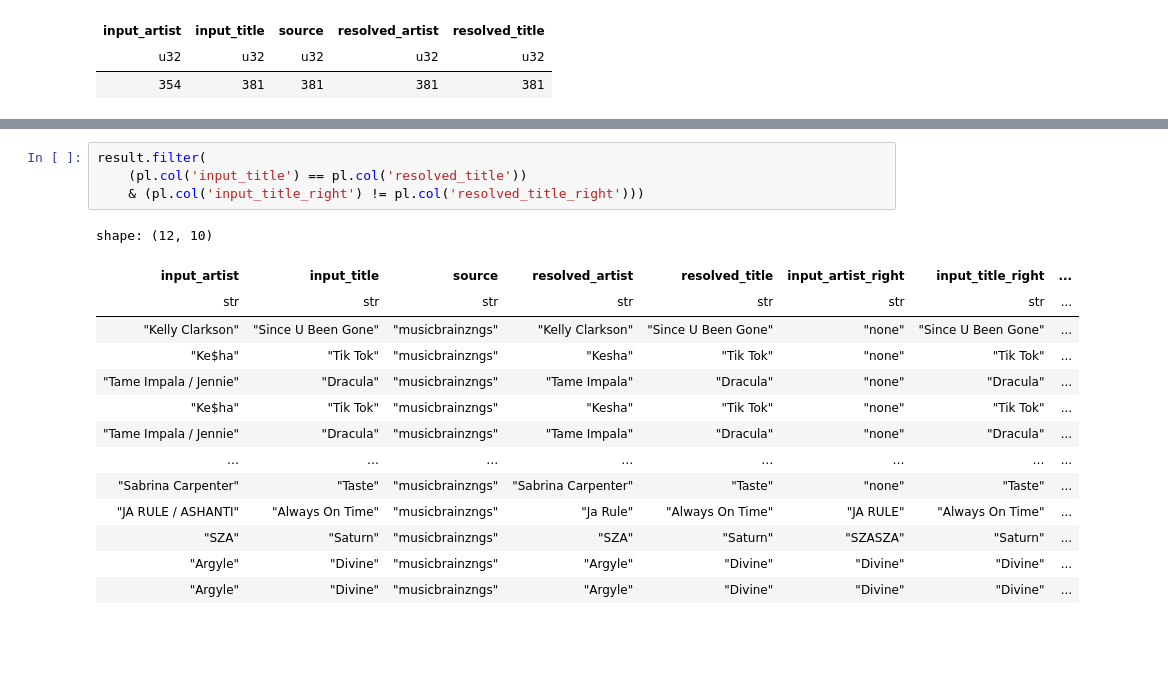
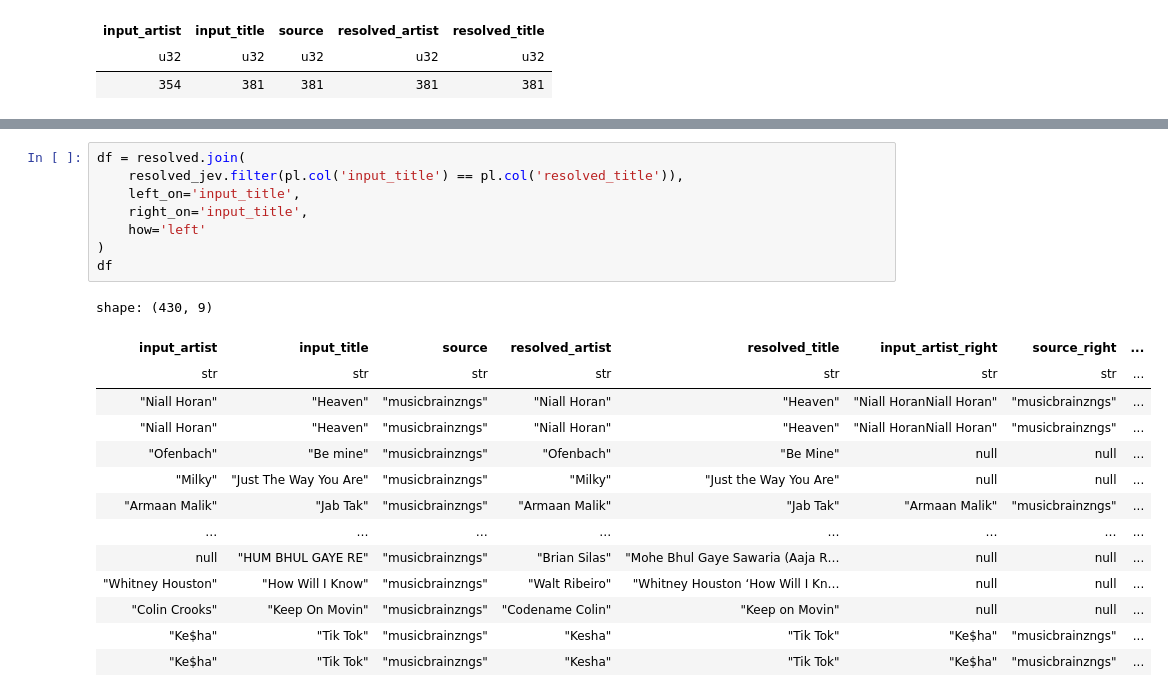
Before and after one commit to Viggyz/music-segmenter, a Jupyter notebook: notebooks/title_analysis.ipynb, the cells around one changed output, grey strips where cells are left out. Drawn from its saved outputs; the diff is of its cells as text; blank space fills up the shorter version.

```diff
--- a/notebooks/title_analysis.ipynb
+++ b/notebooks/title_analysis.ipynb
@@ -219,19 +189,23 @@ result.columns
-# %%
-result.filter(
-    (pl.col('input_title') == pl.col('resolved_title'))
-    & (pl.col('input_title_right') != pl.col('resolved_title_right')))
-# %% [output]
-shape: (12, 10)
-| input_artist | input_title | source | resolved_artist | resolved_title | input_artist_right | input_title_right | ... |
-| str | str | str | str | str | str | str | ... |
-| "Kelly Clarkson" | "Since U Been Gone" | "musicbrainzngs" | "Kelly Clarkson" | "Since U Been Gone" | "none" | "Since U Been Gone" | ... |
-| "Ke$ha" | "Tik Tok" | "musicbrainzngs" | "Kesha" | "Tik Tok" | "none" | "Tik Tok" | ... |
-| "Tame Impala / Jennie" | "Dracula" | "musicbrainzngs" | "Tame Impala" | "Dracula" | "none" | "Dracula" | ... |
-| "Ke$ha" | "Tik Tok" | "musicbrainzngs" | "Kesha" | "Tik Tok" | "none" | "Tik Tok" | ... |
-| "Tame Impala / Jennie" | "Dracula" | "musicbrainzngs" | "Tame Impala" | "Dracula" | "none" | "Dracula" | ... |
-| … | … | … | … | … | … | … | ... |
-| "Sabrina Carpenter" | "Taste" | "musicbrainzngs" | "Sabrina Carpenter" | "Taste" | "none" | "Taste" | ... |
-| "JA RULE / ASHANTI" | "Always On Time" | "musicbrainzngs" | "Ja Rule" | "Always On Time" | "JA RULE" | "Always On Time" | ... |
-| "SZA" | "Saturn" | "musicbrainzngs" | "SZA" | "Saturn" | "SZASZA" | "Saturn" | ... |
-| "Argyle" | "Divine" | "musicbrainzngs" | "Argyle" | "Divine" | "Divine" | "Divine" | ... |
-| "Argyle" | "Divine" | "musicbrainzngs" | "Argyle" | "Divine" | "Divine" | "Divine" | ... |
+# %%
+df = resolved.join(
+    resolved_jev.filter(pl.col('input_title') == pl.col('resolved_title')),
+    left_on='input_title',
+    right_on='input_title',
+    how='left'
+)
+df
+# %% [output]
+shape: (430, 9)
+| input_artist | input_title | source | resolved_artist | resolved_title | input_artist_right | source_right | ... |
+| str | str | str | str | str | str | str | ... |
+| "Niall Horan" | "Heaven" | "musicbrainzngs" | "Niall Horan" | "Heaven" | "Niall HoranNiall Horan" | "musicbrainzngs" | ... |
+| "Niall Horan" | "Heaven" | "musicbrainzngs" | "Niall Horan" | "Heaven" | "Niall HoranNiall Horan" | "musicbrainzngs" | ... |
+| "Ofenbach" | "Be mine" | "musicbrainzngs" | "Ofenbach" | "Be Mine" | null | null | ... |
+| "Milky" | "Just The Way You Are" | "musicbrainzngs" | "Milky" | "Just the Way You Are" | null | null | ... |
+| "Armaan Malik" | "Jab Tak" | "musicbrainzngs" | "Armaan Malik" | "Jab Tak" | "Armaan Malik" | "musicbrainzngs" | ... |
+| … | … | … | … | … | … | … | ... |
+| null | "HUM BHUL GAYE RE" | "musicbrainzngs" | "Brian Silas" | "Mohe Bhul Gaye Sawaria (Aaja R… | null | null | ... |
+| "Whitney Houston" | "How Will I Know" | "musicbrainzngs" | "Walt Ribeiro" | "Whitney Houston ‘How Will I Kn… | null | null | ... |
+| "Colin Crooks" | "Keep On Movin" | "musicbrainzngs" | "Codename Colin" | "Keep on Movin" | null | null | ... |
+| "Ke$ha" | "Tik Tok" | "musicbrainzngs" | "Kesha" | "Tik Tok" | "Ke$ha" | "musicbrainzngs" | ... |
+| "Ke$ha" | "Tik Tok" | "musicbrainzngs" | "Kesha" | "Tik Tok" | "Ke$ha" | "musicbrainzngs" | ... |
```
Also changed, not shown: parts of 19 cells of this notebook, 4 other files.
